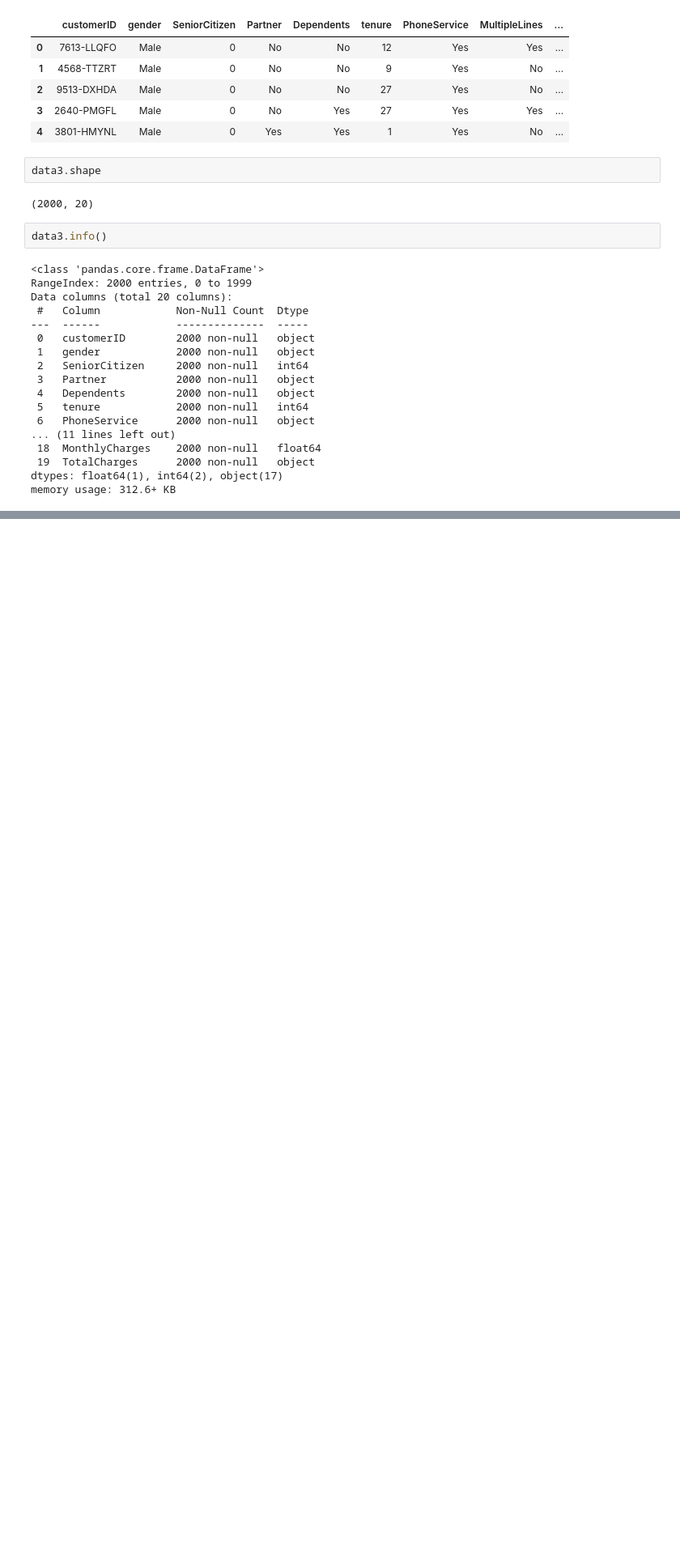
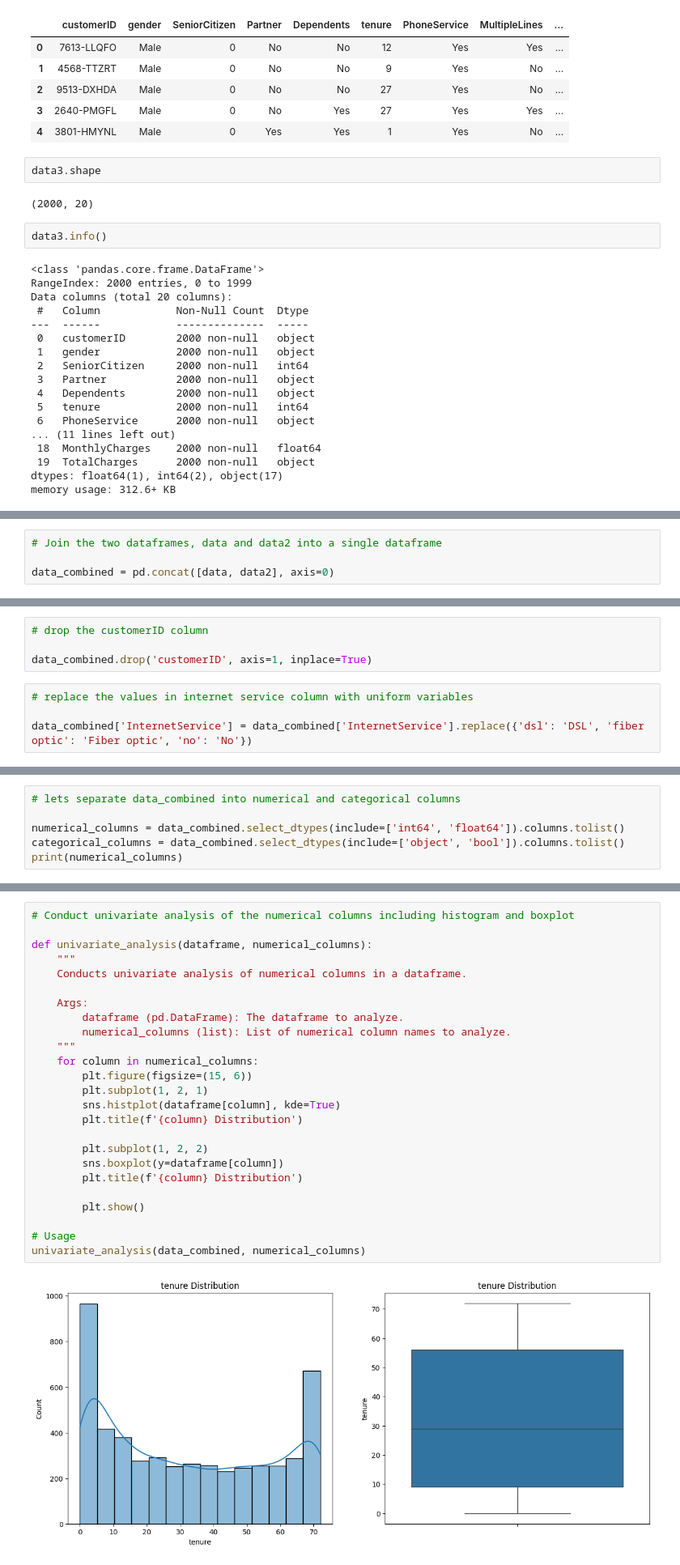
Before and after one commit to Marlon-were/telecommunication-company, a Jupyter notebook: india.ipynb, the cells around one changed output, grey strips where cells are left out. Shown at 81% size. Saved outputs shown, nothing was run; the diff lists cells and outputs as text; blank space fills up the shorter version.

```diff
--- a/india.ipynb
+++ b/india.ipynb
@@ -769,0 +829,4 @@ data3 = convert_to_boolean(data3, columns_to_convert)
+# %%
+# Join the two dataframes, data and data2 into a single dataframe
+
+data_combined = pd.concat([data, data2], axis=0)
@@ -769,0 +895,8 @@ data3 = convert_to_boolean(data3, columns_to_convert)
+# %%
+# drop the customerID column
+
+data_combined.drop('customerID', axis=1, inplace=True)
+# %%
+# replace the values in internet service column with uniform variables
+
+data_combined['InternetService'] = data_combined['InternetService'].replace({'dsl': 'DSL', 'fiber optic': 'Fiber optic', 'no': 'No'})
@@ -769,0 +924,6 @@ data3 = convert_to_boolean(data3, columns_to_convert)
+# %%
+# lets separate data_combined into numerical and categorical columns
+
+numerical_columns = data_combined.select_dtypes(include=['int64', 'float64']).columns.tolist()
+categorical_columns = data_combined.select_dtypes(include=['object', 'bool']).columns.tolist()
+print(numerical_columns)
@@ -769,0 +932,27 @@ data3 = convert_to_boolean(data3, columns_to_convert)
+# %%
+# Conduct univariate analysis of the numerical columns including histogram and boxplot
+
+def univariate_analysis(dataframe, numerical_columns):
+    """
+    Conducts univariate analysis of numerical columns in a dataframe.
+
+    Args:
+        dataframe (pd.DataFrame): The dataframe to analyze.
+        numerical_columns (list): List of numerical column names to analyze.
+    """
+    for column in numerical_columns:
+        plt.figure(figsize=(15, 6))
+        plt.subplot(1, 2, 1)
+        sns.histplot(dataframe[column], kde=True)
+        plt.title(f'{column} Distribution')
+
+        plt.subplot(1, 2, 2)
+        sns.boxplot(y=dataframe[column])
+        plt.title(f'{column} Distribution')
+
+        plt.show()
+
+# Usage
+univariate_analysis(data_combined, numerical_columns)
+# %% [output]
+[figure, added]
```
Also changed, not shown: parts of 27 cells of this notebook, 1 other file.
